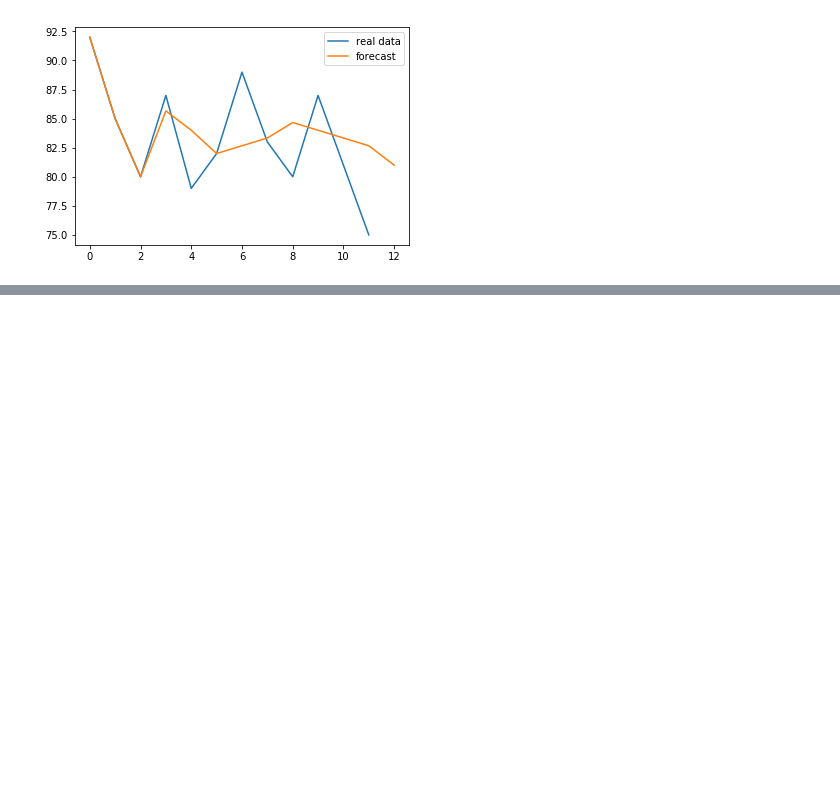
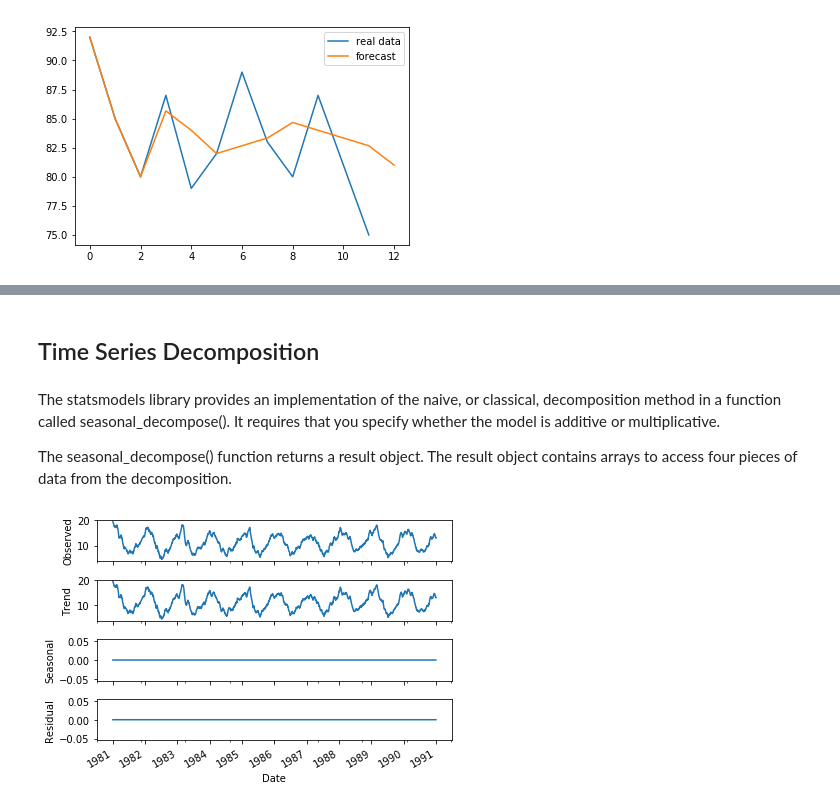
Before and after one commit to Deepshikha05/Time-Series-Analysis, a Jupyter notebook: Time-Series-Analysis-All-Topics-Covered.ipynb, the cells around one changed output, grey strips where cells are left out. Saved outputs shown, nothing was run; the diff lists cells and outputs as text; code cells hidden in the pictures; blank space fills up the shorter version.

Commit message:
Added Seasonal Decompose

```diff
--- a/Time-Series-Analysis-All-Topics-Covered.ipynb
+++ b/Time-Series-Analysis-All-Topics-Covered.ipynb
@@ -329,0 +374,36 @@ plt.show()
+# %% [markdown]
+## Time Series Decomposition
+# %% [markdown]
+The statsmodels library provides an implementation of the naive, or classical, decomposition method in a function called seasonal_decompose(). It requires that you specify whether the model is additive or multiplicative.
+
+The seasonal_decompose() function returns a result object. The result object contains arrays to access four pieces of data from the decomposition.
+# %%
+# Importing Libraries
+import statsmodels.api as sm
+from scipy.signal import savgol_filter
+
+# Importing Dataset
+temp_data = pd.read_csv('daily-minimum-temperatures.csv', header=0)
+
+# Removing None values
+temp_value = pd.Series.to_frame(temp_data['temperatures']).dropna(axis=0, how='all')
+temp_value = temp_value.values
+# Converting it into 1D array
+temp_value = temp_value.ravel()
+# Applying savgol filter
+temp_value = savgol_filter(temp_value, 51, 3, mode='nearest')
+temp_value = pd.Series(temp_value)
+# Updating temperature column in the dataframe
+temp_data['temperature'] = temp_value
+# Defining Freq for Seasonal Decompose
+decompfreq = 1
+decompfreq = int(decompfreq)
+asd = pd.to_datetime(temp_data.Date)
+temp_data.Date = asd
+temp_data.set_index('Date', inplace=True)
+# Seasonal Decompose on the final Dataframe
+res = sm.tsa.seasonal_decompose(temp_data['temperature'].interpolate(), freq=decompfreq, model='additive')
+resplot = res.plot()
+plt.show()
+# %% [output]
+[figure, added]
```
Also changed, not shown: parts of 8 cells of this notebook.
